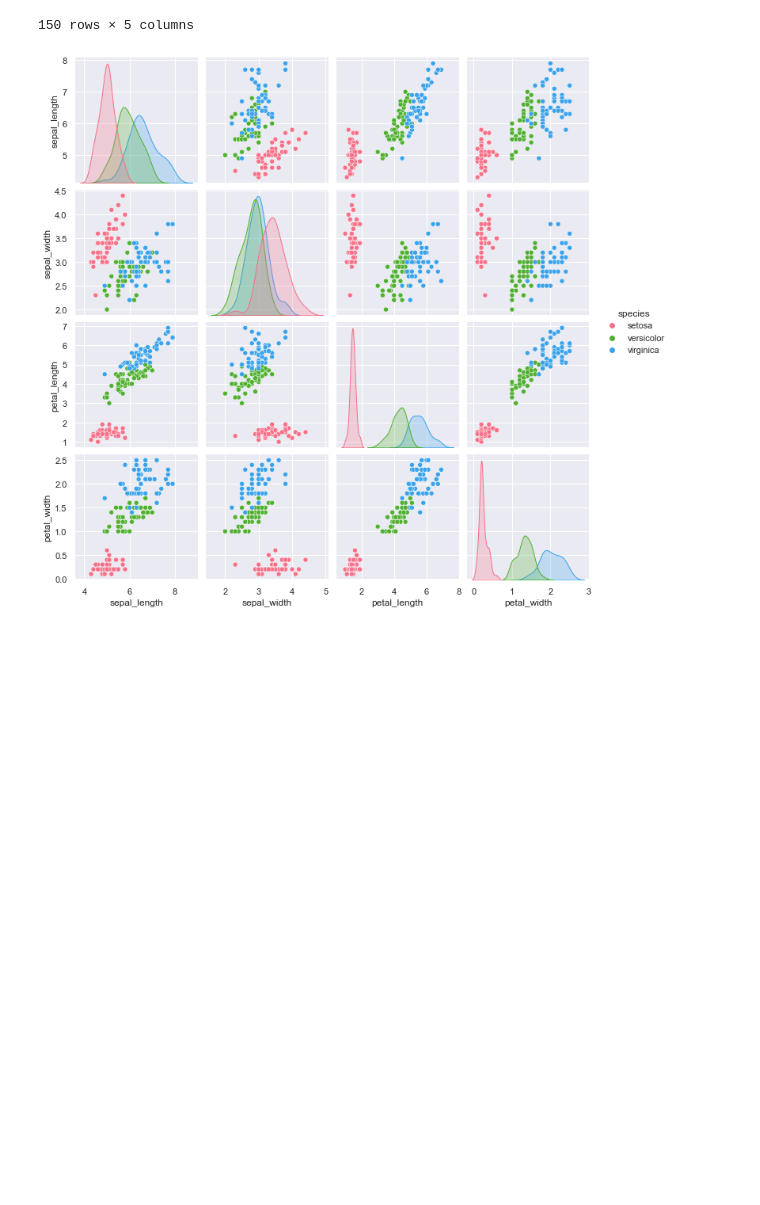
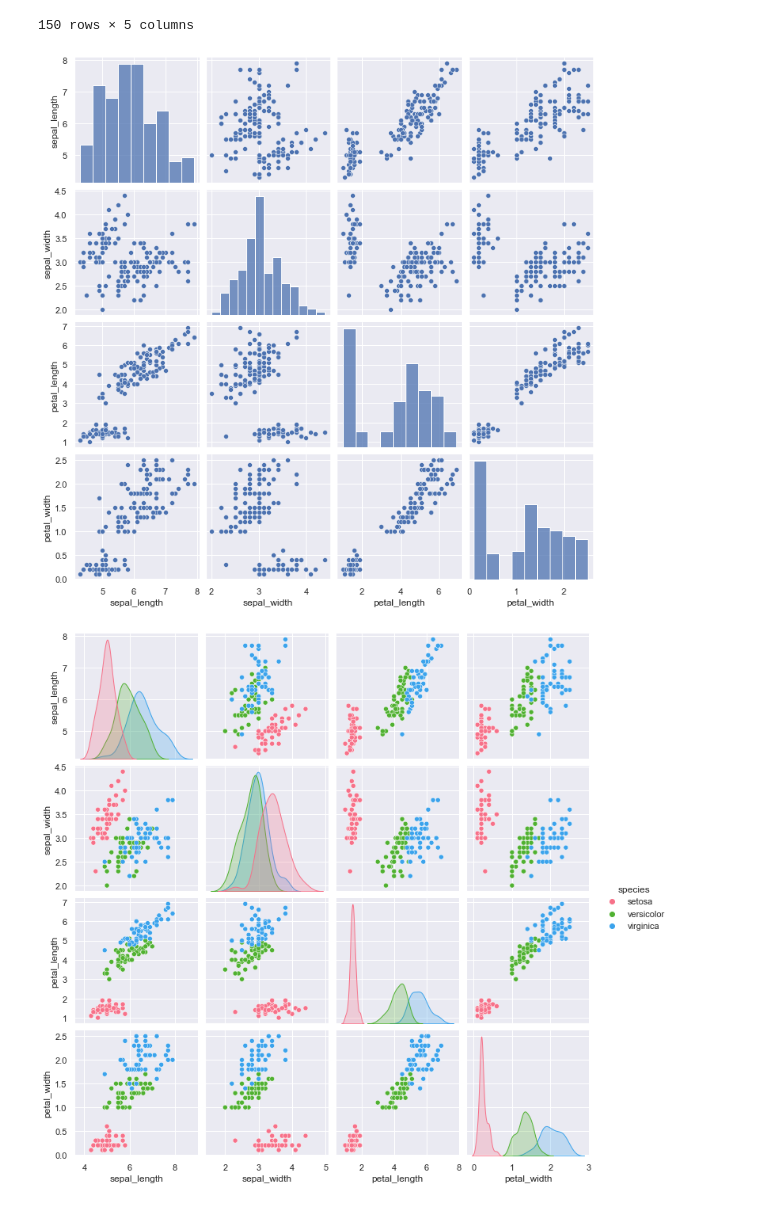
Before and after one commit to MinhHuuNguyen/mci-python, a Jupyter notebook: python_lv1/lectures/6_seaborn_intro.ipynb, the cells around one changed output. Drawn from its saved outputs; the diff is of its cells as text; code cells hidden in the pictures; blank space fills up the shorter version.

```diff
--- a/python_lv1/lectures/6_seaborn_intro.ipynb
+++ b/python_lv1/lectures/6_seaborn_intro.ipynb
@@ -420,4 +419,9 @@ data_iris
 | 148 | 6.2 | 3.4 | 5.4 | 2.3 | virginica |
 | 149 | 5.9 | 3.0 | 5.1 | 1.8 | virginica |
 150 rows × 5 columns
+# %%
+sns.pairplot(data=data_iris, kind='scatter')
+plt.show()
+# %% [output]
+[figure, added]
 # %%
```
Also changed, not shown: parts of 33 cells of this notebook, 23 other files.
